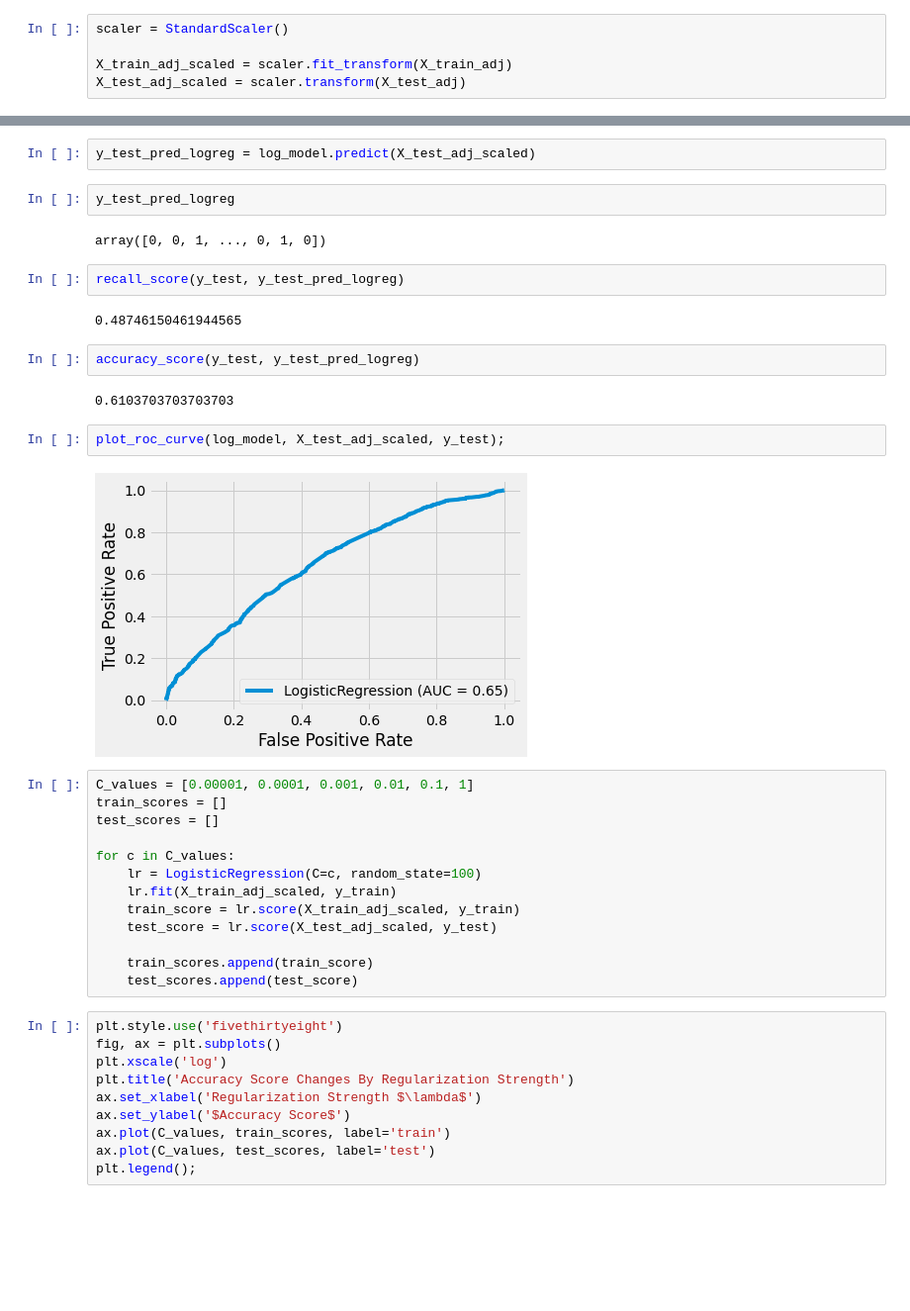
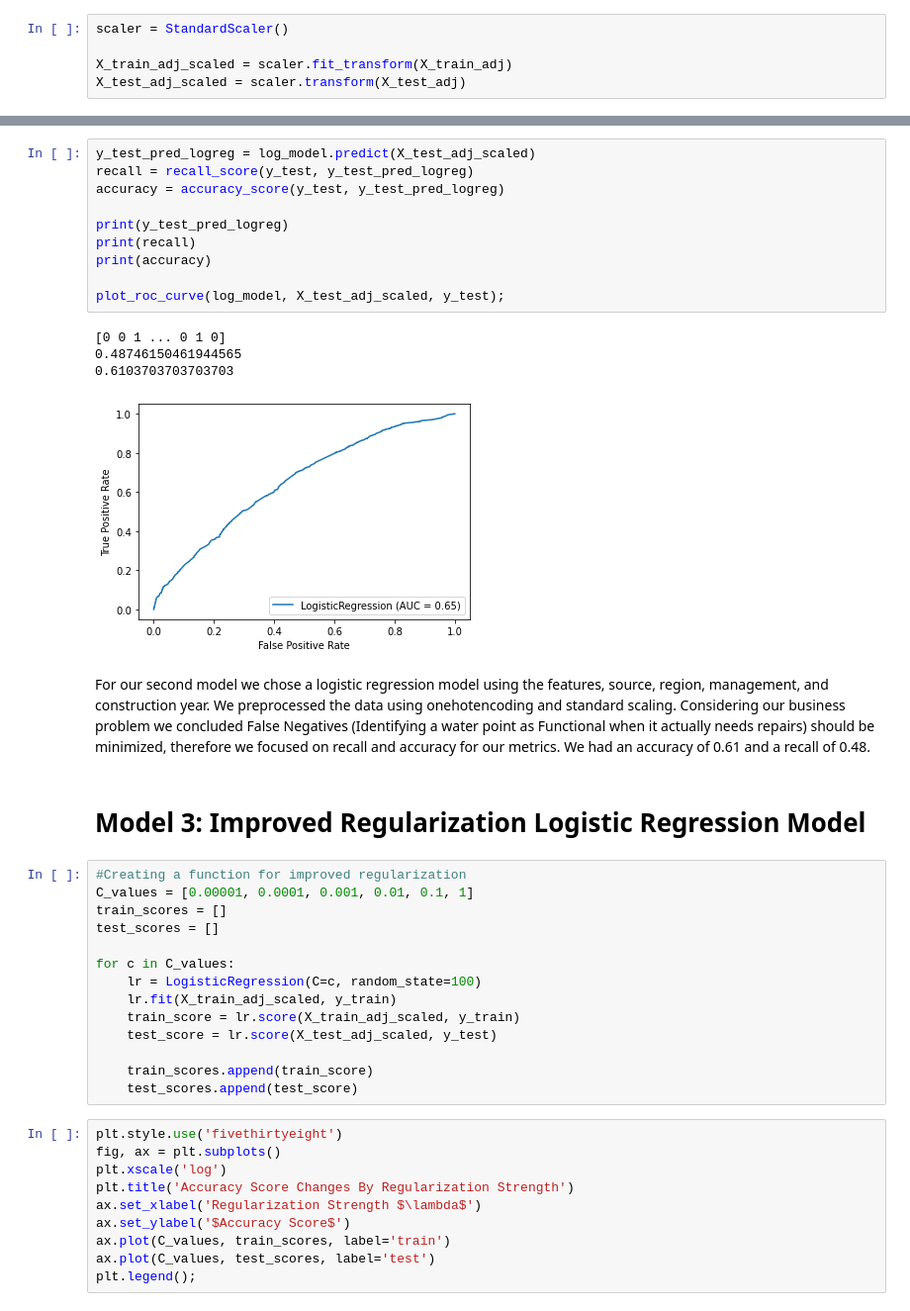
Before and after one commit to schoe4208/Tanzanian_NGO_Water_Wells_Predictor, a Jupyter notebook: water_well_predictor.ipynb, the cells around one changed output, grey strips where cells are left out. Shown: that part at 99% size. Drawn from its saved outputs; the diff is of its cells as text; blank space fills up the shorter version.

```diff
--- a/water_well_predictor.ipynb
+++ b/water_well_predictor.ipynb
@@ -683,22 +582,24 @@ plot_roc_curve(log_model, X_train_adj_scaled, y_train);
-# %%
-y_test_pred_logreg = log_model.predict(X_test_adj_scaled)
-# %%
-y_test_pred_logreg
-# %% [output]
-array([0, 0, 1, ..., 0, 1, 0])
-# %%
-recall_score(y_test, y_test_pred_logreg)
-# %% [output]
-0.48746150461944565
-# %%
-accuracy_score(y_test, y_test_pred_logreg)
-# %% [output]
-0.6103703703703703
-# %%
-plot_roc_curve(log_model, X_test_adj_scaled, y_test);
-# %% [output]
-[figure, removed]
+# %%
+y_test_pred_logreg = log_model.predict(X_test_adj_scaled)
+recall = recall_score(y_test, y_test_pred_logreg)
+accuracy = accuracy_score(y_test, y_test_pred_logreg)
+
+print(y_test_pred_logreg)
+print(recall)
+print(accuracy)
+
+plot_roc_curve(log_model, X_test_adj_scaled, y_test);
+# %% [output]
+[0 0 1 ... 0 1 0]
+0.48746150461944565
+0.6103703703703703
+[figure, added]
+# %% [markdown]
+For our second model we chose a logistic regression model using the features, source, region, management, and construction year. We preprocessed the data using onehotencoding and standard scaling. Considering our business problem we concluded False Negatives (Identifying a water point as Functional when it actually needs repairs) should be minimized, therefore we focused on recall and accuracy for our metrics. We had an accuracy of 0.61 and a recall of 0.48.
+# %% [markdown]
+# Model 3: Improved Regularization Logistic Regression Model
 # %%
+#Creating a function for improved regularization
 C_values = [0.00001, 0.0001, 0.001, 0.01, 0.1, 1]
 train_scores = []
 test_scores = []
```
Also changed, not shown: parts of 72 cells of this notebook.
